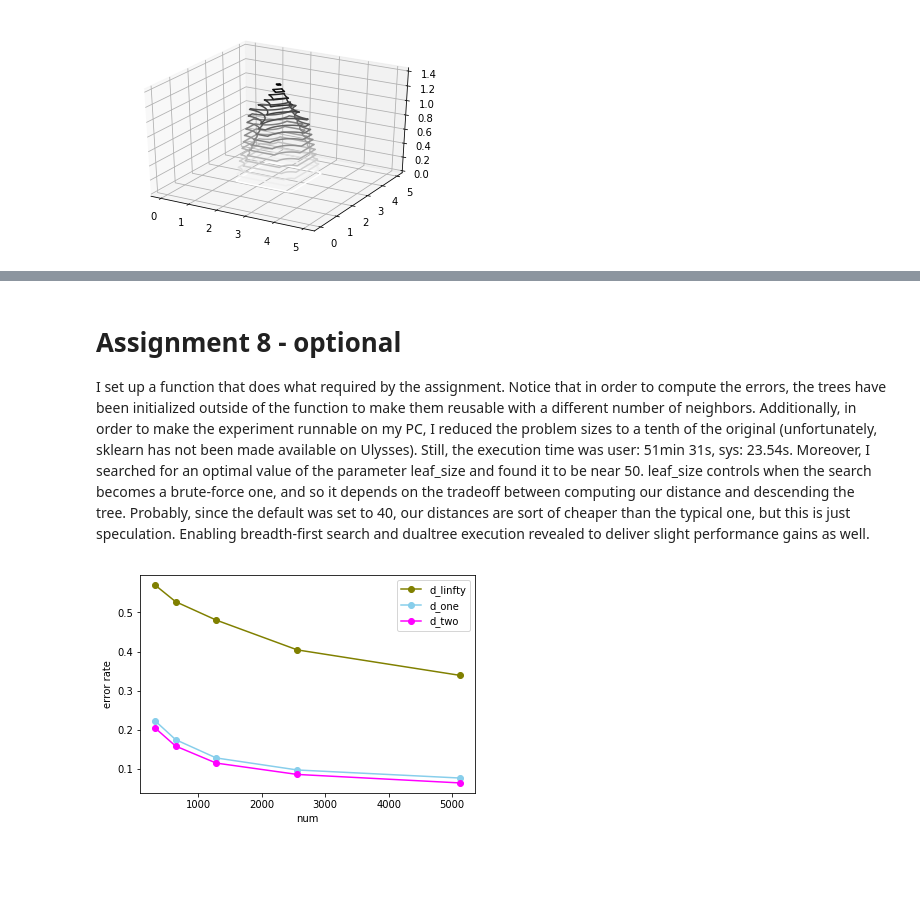
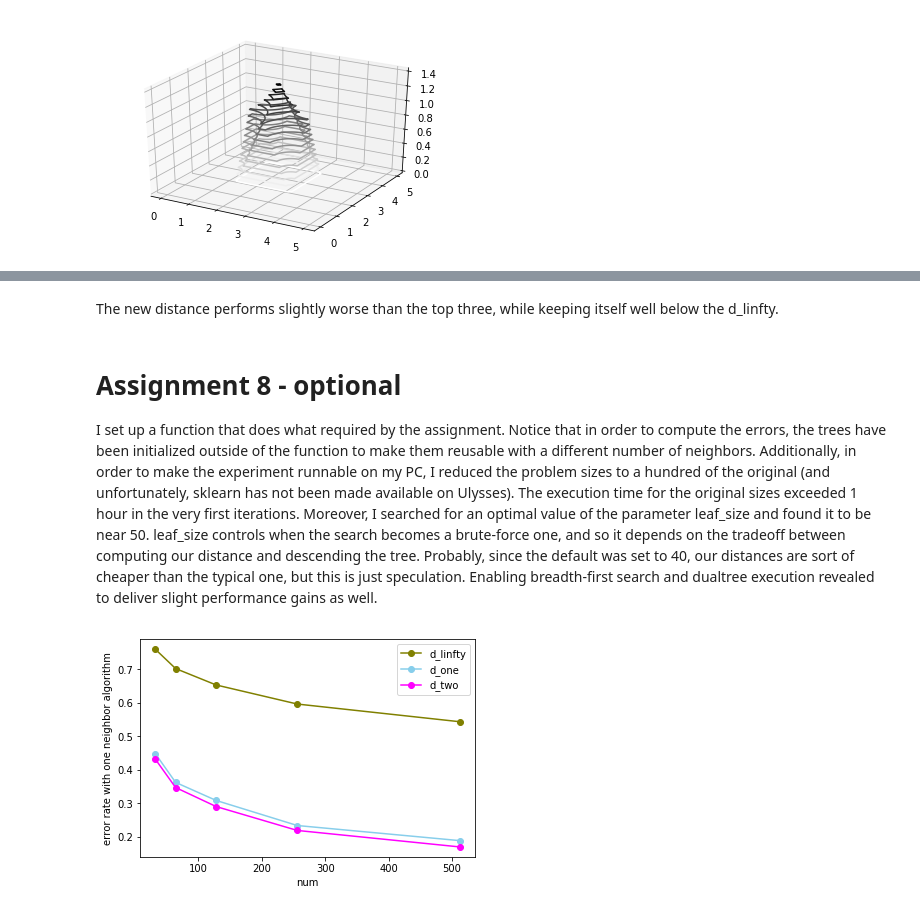
Before and after one commit to pigozzif/P1.4_seed, a Jupyter notebook: final_project/Final_Project_Numerical_Analysis_Federico_Pigozzi.ipynb, the cells around one changed output, grey strips where cells are left out. Cells and saved outputs as stored; diff of their text form; code cells hidden in the pictures; blank space fills up the shorter version.

```diff
--- a/final_project/Final_Project_Numerical_Analysis_Federico_Pigozzi.ipynb
+++ b/final_project/Final_Project_Numerical_Analysis_Federico_Pigozzi.ipynb
@@ -514,7 +509,7 @@ def d_boost(i, j):
     a = norm_train[i]
     b = norm_train[j]
     f = a - b
-    r = array([[numpy.sum(f[i,j]*phi(i, j, i, j)) for i in range(f.shape[0])] for j in range(f.shape[1])]).ravel()
+    r = array([[numpy.sum(f[i,j]) for i in range(f.shape[0])] for j in range(f.shape[1])]).ravel()
     u = linalg.lu_solve((LU, piv), r).reshape(a.shape)
     D = numpy.gradient(u)
     return numpy.sum((a + b)*(numpy.square(D[0]) + numpy.square(D[1])))
@@ -603,41 +610,39 @@ print(ans)
+# %% [markdown]
+The new distance performs slightly worse than the top three, while keeping itself well below the d_linfty.
 # %% [markdown]
 # Assignment 8 - optional
-I set up a function that does what required by the assignment. Notice that in order to compute the errors, the trees have been initialized outside of the function to make them reusable with a different number of neighbors. Additionally, in order to make the experiment runnable on my PC, I reduced the problem sizes to a tenth of the original (unfortunately, sklearn has not been made available on Ulysses). Still, the execution time was user: 51min 31s, sys: 23.54s. Moreover, I searched for an optimal value of the parameter leaf_size and found it to be near 50. leaf_size controls when the search becomes a brute-force one, and so it depends on the tradeoff between computing our distance and descending the tree. Probably, since the default was set to 40, our distances are sort of cheaper than the typical one, but this is just speculation. Enabling breadth-first search and dualtree execution revealed to deliver slight performance gains as well.
+I set up a function that does what required by the assignment. Notice that in order to compute the errors, the trees have been initialized outside of the function to make them reusable with a different number of neighbors. Additionally, in order to make the experiment runnable on my PC, I reduced the problem sizes to a hundred of the original (and unfortunately, sklearn has not been made available on Ulysses). The execution time for the original sizes exceeded 1 hour in the very first iterations. Moreover, I searched for an optimal value of the parameter leaf_size and found it to be near 50. leaf_size controls when the search becomes a brute-force one, and so it depends on the tradeoff between computing our distance and descending the tree. Probably, since the default was set to 40, our distances are sort of cheaper than the typical one, but this is just speculation. Enabling breadth-first search and dualtree execution revealed to deliver slight performance gains as well.
 # %%
 from sklearn.neighbors import BallTree
 
-def ball(tree, neighbors, norm=False):
+def ball(tree, neighbors):
     error_counter = 0
     m = x_test.shape[0]
-    if norm:
-        indexes = tree.query(norm_test.reshape(m, 28*28), k=neighbors, return_distance=False, dualtree=True, breadth_first=True)
+    indexes = tree.query(x_test.reshape(m, 28*28), k=neighbors, return_distance=False, dualtree=True, breadth_first=True)
+    if neighbors < 2:
+        for i, idx in enumerate(indexes):
+            error_counter += (y_test[i] != y_train[idx])
     else:
-        indexes = tree.query(x_test.reshape(m, 28*28), k=neighbors, return_distance=False, dualtree=True, breadth_first=True)
-    for i, idx in enumerate(indexes):
-        error_counter += (y_test[i] != y_train[idx])
+        for i, idx in enumerate(indexes):
+            candidates = numpy.array([y_train[j] for j in idx])
+            error_counter += (y_test[i] != numpy.argmax(numpy.bincount(candidates)))
     return error_counter / m
 # %%
-%%time   #time output has been cleared by mistake, see data at the top
-
-res = {"d_linfty": [], "d_one": [], "d_two": []}#, "d_h1": [], "d_boost": []}
-x = [320, 640, 1280, 2560, 5120]
+res = {"d_linfty": [], "d_one": [], "d_two": []}
+x = [32, 64, 128, 256, 512]
 Trees = list()
 
-for dist in res:
+for dist in res1:
     for num in x:
-        if dist == "d_h1" or dist == "d_boost":
-            tree = BallTree(norm_train[:num].reshape(num, -1), leaf_size=50, metric="pyfunc", func=eval(dist))
-            res[dist].append(ball(tree, 1, norm=True))
-        else:
-            tree = BallTree(x_train[:num].reshape(num, -1), leaf_size=50, metric="pyfunc", func=eval(dist))
-            res[dist].append(ball(tree, 1))
+        tree = BallTree(x_train[:num].reshape(num, -1), leaf_size=50, metric="pyfunc", func=eval(dist))
+        res1[dist].append(ball(tree, 1))
         Trees.append(tree)   #will turn out useful later
 # %%
-plot(x, res["d_linfty"], label="d_linfty", marker="o", color="olive")
-plot(x, res["d_one"], label="d_one", marker="o", color="skyblue")
-plot(x, res["d_two"], label="d_two", marker="o", color="magenta")
+plot(x, res1["d_linfty"], label="d_linfty", marker="o", color="olive")
+plot(x, res1["d_one"], label="d_one", marker="o", color="skyblue")
+plot(x, res1["d_two"], label="d_two", marker="o", color="magenta")
 xlabel("num")
 ylabel("error rate with one neighbor algorithm")
 _ = legend()
 # %% [output]
-[figure, old version]
+[figure, new version]
```
Also changed, not shown: parts of 13 cells of this notebook.
